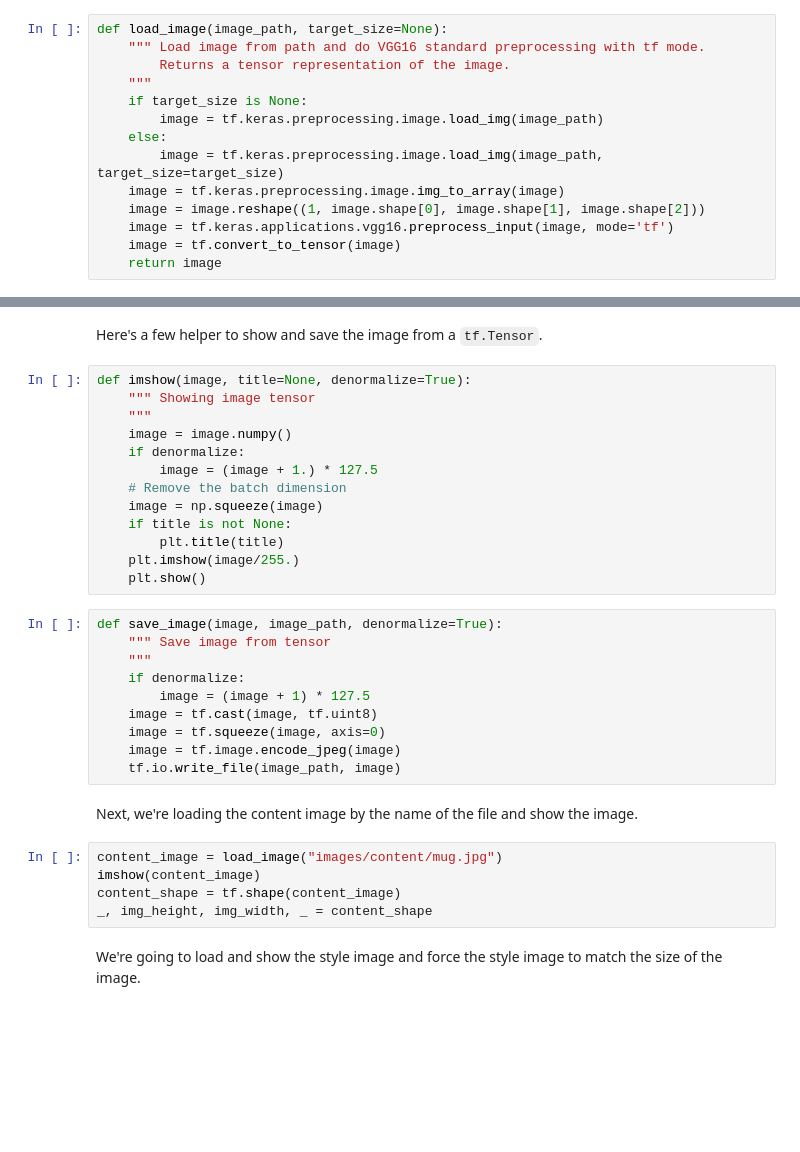
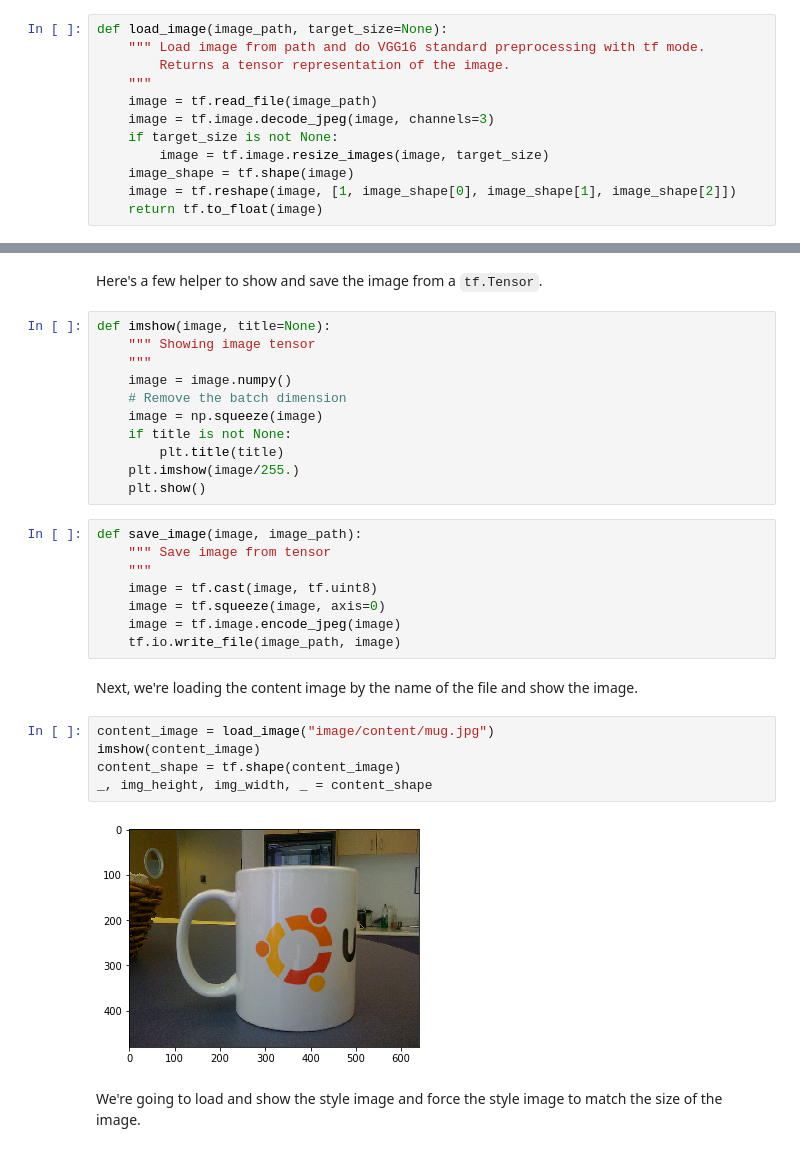
Before and after one commit to abrampers/real-time-style-transfer-tensorflow, a Jupyter notebook: Real Time Style Transfer - TensorFlow.ipynb, the cells around one changed output, grey strips where cells are left out. Drawn from its saved outputs; the diff is of its cells as text; blank space fills up the shorter version.

```diff
--- a/Real Time Style Transfer - TensorFlow.ipynb
+++ b/Real Time Style Transfer - TensorFlow.ipynb
@@ -50,15 +50,13 @@ def load_image(image_path, target_size=None):
     """ Load image from path and do VGG16 standard preprocessing with tf mode.
         Returns a tensor representation of the image.
     """
-    if target_size is None:
-        image = tf.keras.preprocessing.image.load_img(image_path)
-    else:
-        image = tf.keras.preprocessing.image.load_img(image_path, target_size=target_size)
-    image = tf.keras.preprocessing.image.img_to_array(image)
-    image = image.reshape((1, image.shape[0], image.shape[1], image.shape[2]))
-    image = tf.keras.applications.vgg16.preprocess_input(image, mode='tf')
-    image = tf.convert_to_tensor(image)
-    return image
+    image = tf.read_file(image_path)
+    image = tf.image.decode_jpeg(image, channels=3)
+    if target_size is not None:
+        image = tf.image.resize_images(image, target_size)
+    image_shape = tf.shape(image)
+    image = tf.reshape(image, [1, image_shape[0], image_shape[1], image_shape[2]])
+    return tf.to_float(image)
 # %% [markdown]
 We're going to implement the function to load image from the MS COCO dataset given the image path.
 # %%
@@ -75,12 +72,10 @@ def load_train_image(image_path):
 # %% [markdown]
 Here's a few helper to show and save the image from a `tf.Tensor`.
 # %%
-def imshow(image, title=None, denormalize=True):
+def imshow(image, title=None):
     """ Showing image tensor
     """
     image = image.numpy()
-    if denormalize:
-        image = (image + 1.) * 127.5
     # Remove the batch dimension
     image = np.squeeze(image)
     if title is not None:
@@ -88,11 +83,9 @@ def imshow(image, title=None, denormalize=True):
     plt.imshow(image/255.)
     plt.show()
 # %%
-def save_image(image, image_path, denormalize=True):
+def save_image(image, image_path):
     """ Save image from tensor
     """
-    if denormalize:
-        image = (image + 1) * 127.5
     image = tf.cast(image, tf.uint8)
     image = tf.squeeze(image, axis=0)
     image = tf.image.encode_jpeg(image)
@@ -100,10 +93,12 @@ def save_image(image, image_path, denormalize=True):
 # %% [markdown]
 Next, we're loading the content image by the name of the file and show the image.
 # %%
-content_image = load_image("images/content/mug.jpg")
+content_image = load_image("image/content/mug.jpg")
 imshow(content_image)
 content_shape = tf.shape(content_image)
 _, img_height, img_width, _ = content_shape
+# %% [output]
+[figure, added]
 # %% [markdown]
 We're going to load and show the style image and force the style image to match the size of the image.
 # %%
```
Also changed, not shown: parts of 40 cells of this notebook, 22 other files.
